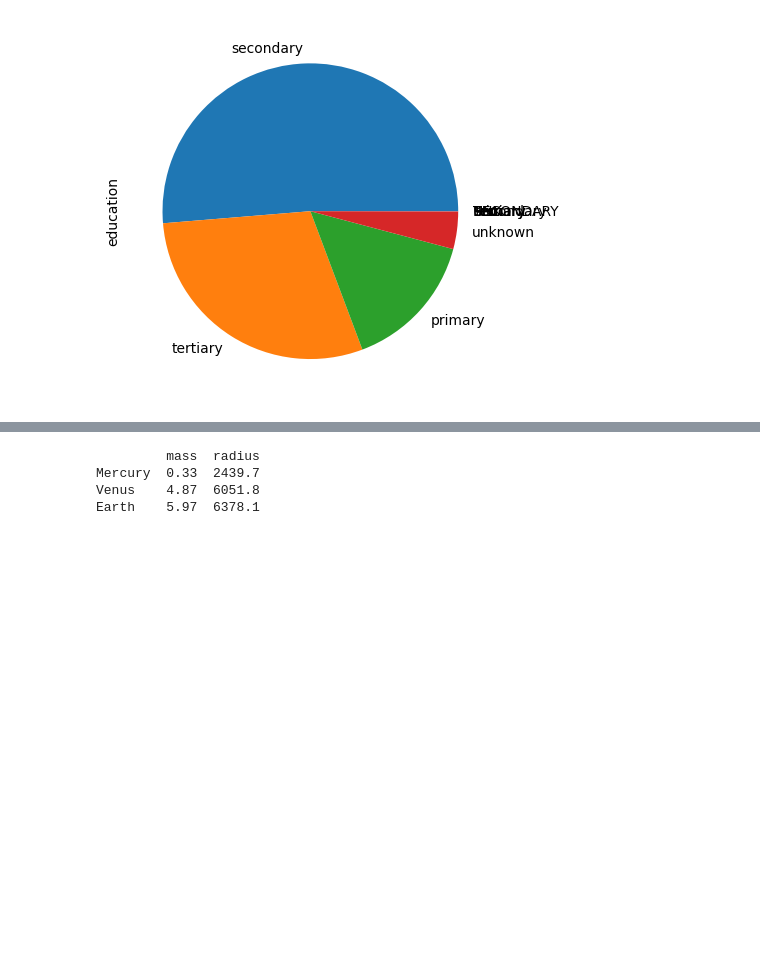
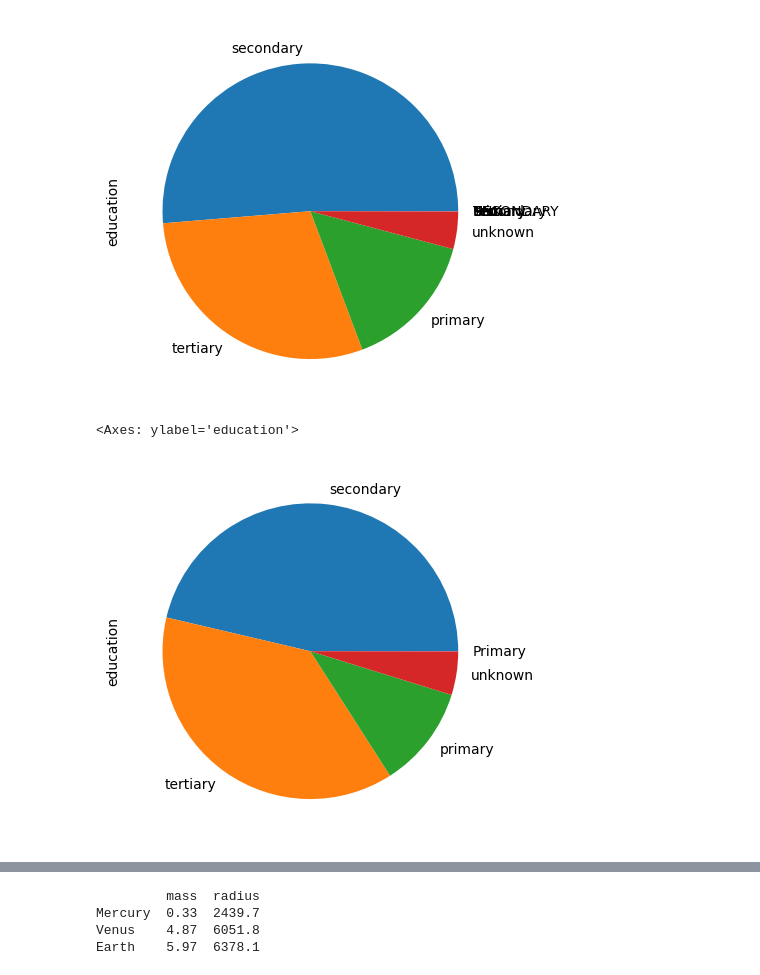
Before and after one commit to LPaolaDuarte/Talento-tech, a Jupyter notebook: TUTORIAL_LIMPIEZA_DE_DATOS_CON_PYTHON_Y_PANDAS.ipynb, the cells around one changed output, grey strips where cells are left out. Cells and saved outputs as stored; diff of their text form; code cells hidden in the pictures; blank space fills up the shorter version.

```diff
--- a/TUTORIAL_LIMPIEZA_DE_DATOS_CON_PYTHON_Y_PANDAS.ipynb
+++ b/TUTORIAL_LIMPIEZA_DE_DATOS_CON_PYTHON_Y_PANDAS.ipynb
@@ -438,3 +438,9 @@ data.education.value_counts().plot.pie()
 plt.show()
 # %% [output]
 [figure]
+# %%
+#Grafique el nivel de educacion de los interesados en el producto banco
+level_education = data[data['y'] == 'yes'].education.value_counts().plot.pie()
+# %% [output]
+<Axes: ylabel='education'>
+[figure, added]
```
Also changed, not shown: parts of 8 cells of this notebook.
